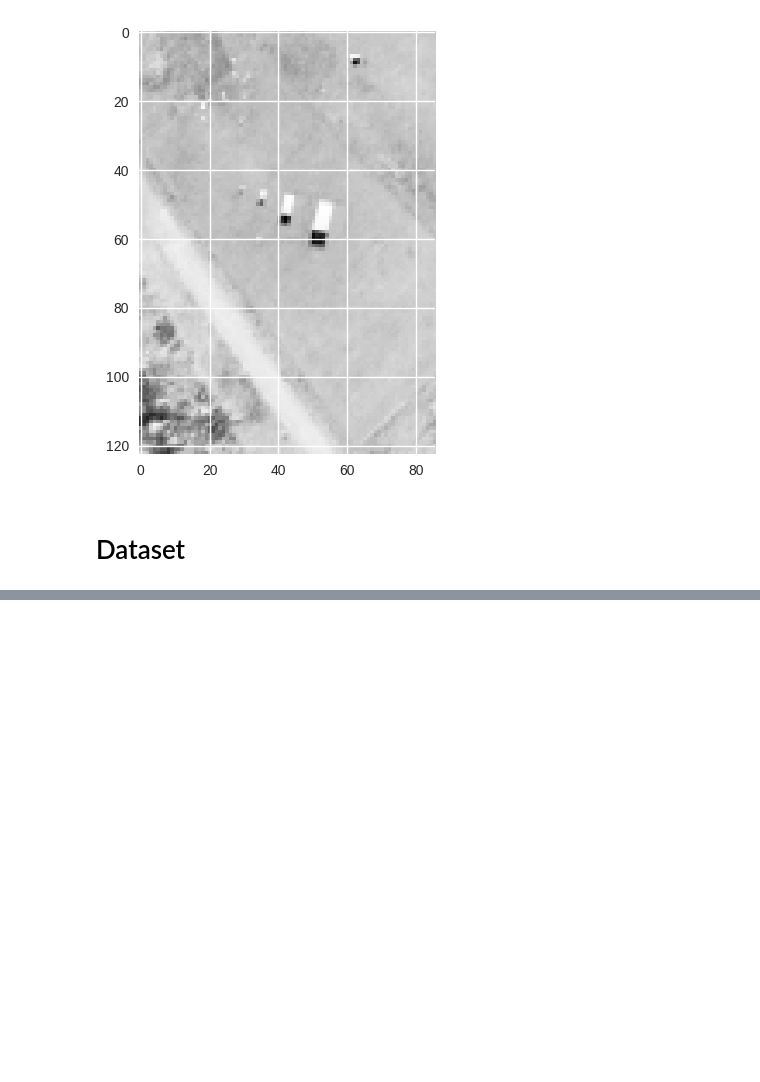
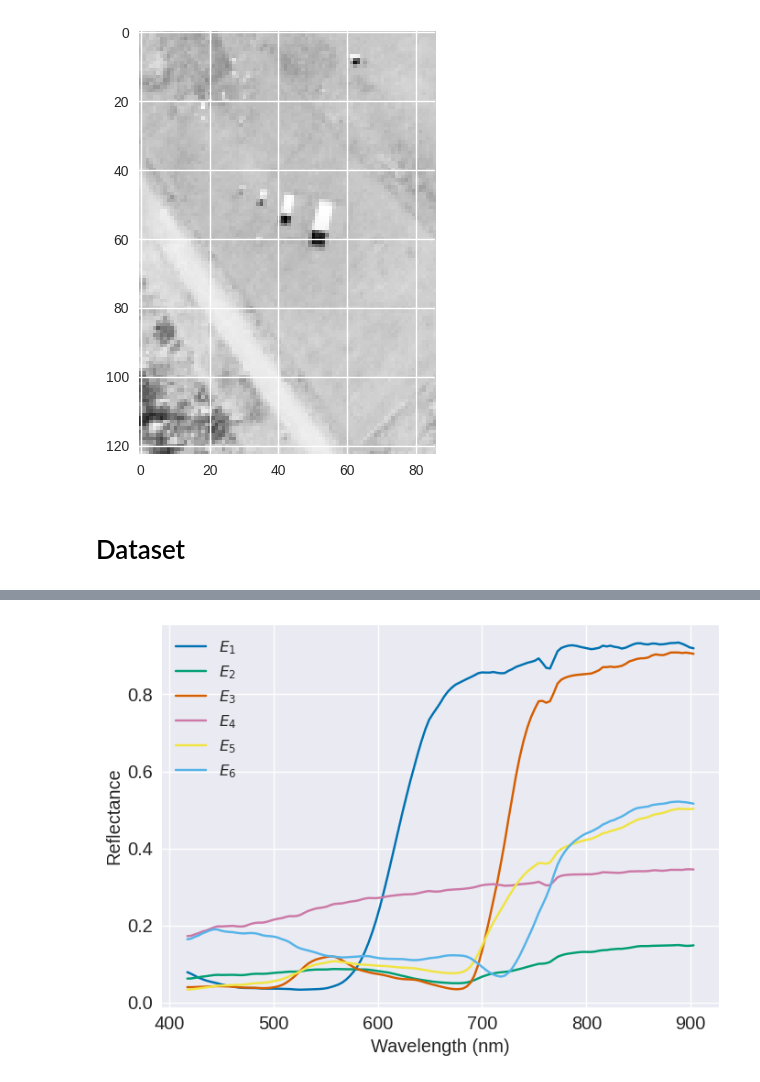
Before and after one commit to SolidusAbi/CLHU, a Jupyter notebook: notebooks/DLR_HySU.ipynb, the cells around one changed output, grey strips where cells are left out. Cells and saved outputs as stored; diff of their text form; code cells hidden in the pictures; blank space fills up the shorter version.

```diff
--- a/notebooks/DLR_HySU.ipynb
+++ b/notebooks/DLR_HySU.ipynb
@@ -486,0 +523,15 @@ TypeError: HSIDataset.preprocessing() missing 1 required positional argument: 'm
+# %%
+X = dataset.X.numpy()
+
+from HySpecLab.eea import VCA
+n_endmembers = dataset.n_endmembers
+
+vca = VCA(n_endmembers=n_endmembers, snr_input=1, random_state=42)
+vca.fit(X)
+E = vca.endmembers()
+# %%
+from utils import plot_endmembers
+fig = plot_endmembers(E, wv=dataset.wv*1e3)
+plt.show(fig)
+# %% [output]
+[figure, added]
```
Also changed, not shown: parts of 5 cells of this notebook, 1 other file.
